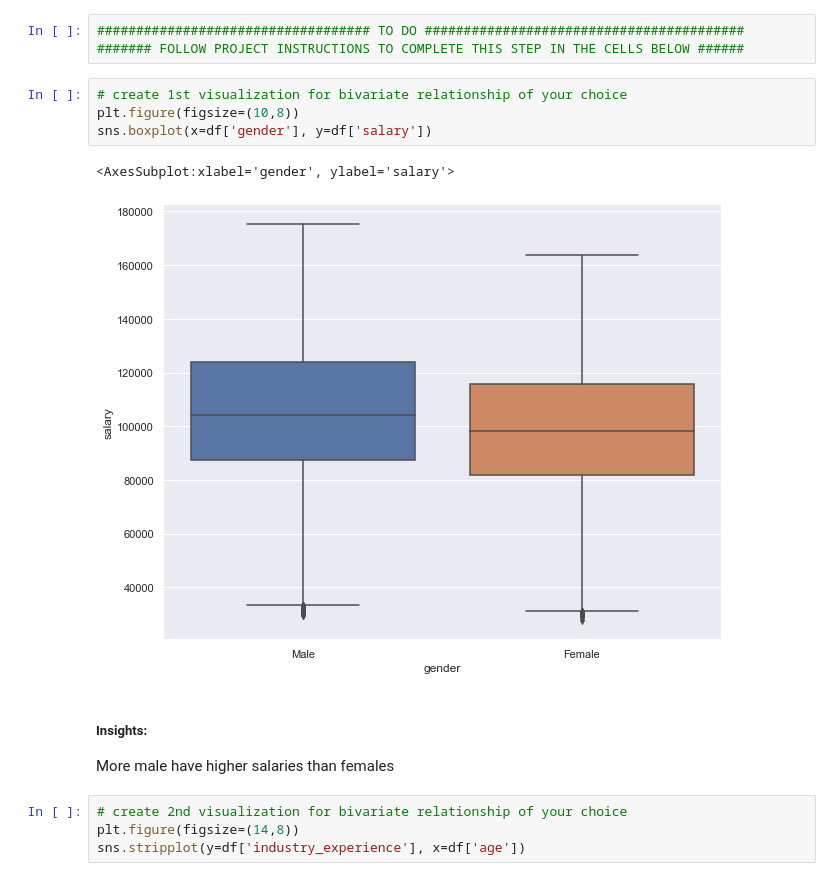
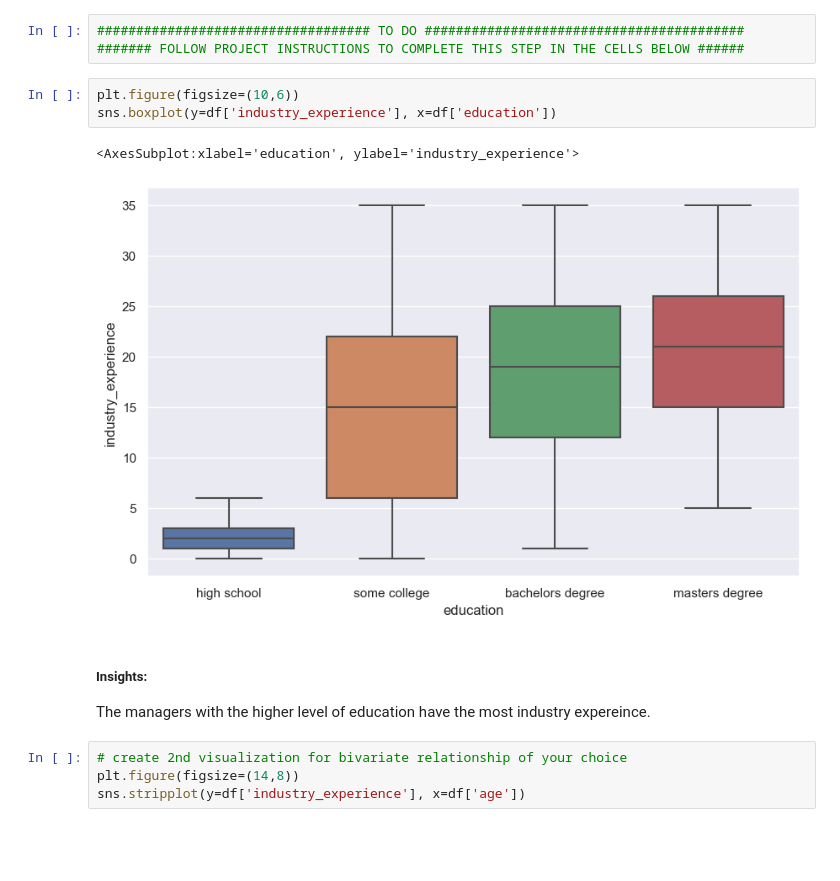
Before and after one commit to Sainabs/data-proj-3, a Jupyter notebook: starter/Unit_3_-_EDA_.ipynb, the cells around one changed output. Saved outputs shown, nothing was run; the diff lists cells and outputs as text; blank space fills up the shorter version.

```diff
--- a/starter/Unit_3_-_EDA_.ipynb
+++ b/starter/Unit_3_-_EDA_.ipynb
@@ -544,16 +543,15 @@ The more industry expereince the higher the salary, people with longer industry
 # %%
 ################################### TO DO #########################################
 ####### FOLLOW PROJECT INSTRUCTIONS TO COMPLETE THIS STEP IN THE CELLS BELOW ######
-# %%
-# create 1st visualization for bivariate relationship of your choice
-plt.figure(figsize=(10,8))
-sns.boxplot(x=df['gender'], y=df['salary'])
-# %% [output]
-<AxesSubplot:xlabel='gender', ylabel='salary'>
-[figure, removed]
+# %%
+plt.figure(figsize=(10,6))
+sns.boxplot(y=df['industry_experience'], x=df['education'])
+# %% [output]
+<AxesSubplot:xlabel='education', ylabel='industry_experience'>
+[figure, added]
 # %% [markdown]
 ##### Insights:
-More male have higher salaries than females
+The managers with the  higher level of education have the most industry expereince.
 # %%
 # create 2nd visualization for bivariate relationship of your choice
 plt.figure(figsize=(14,8))
```
Also changed, not shown: parts of 27 cells of this notebook.
